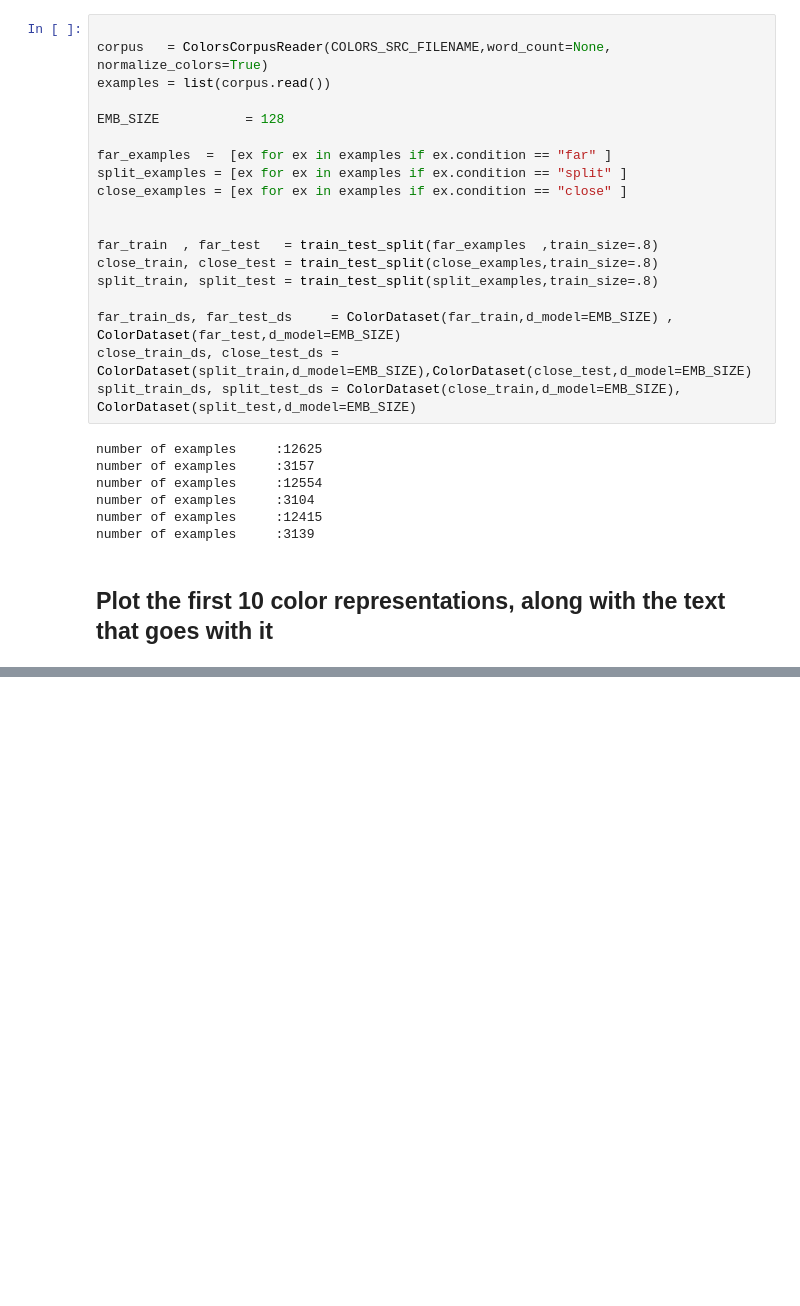
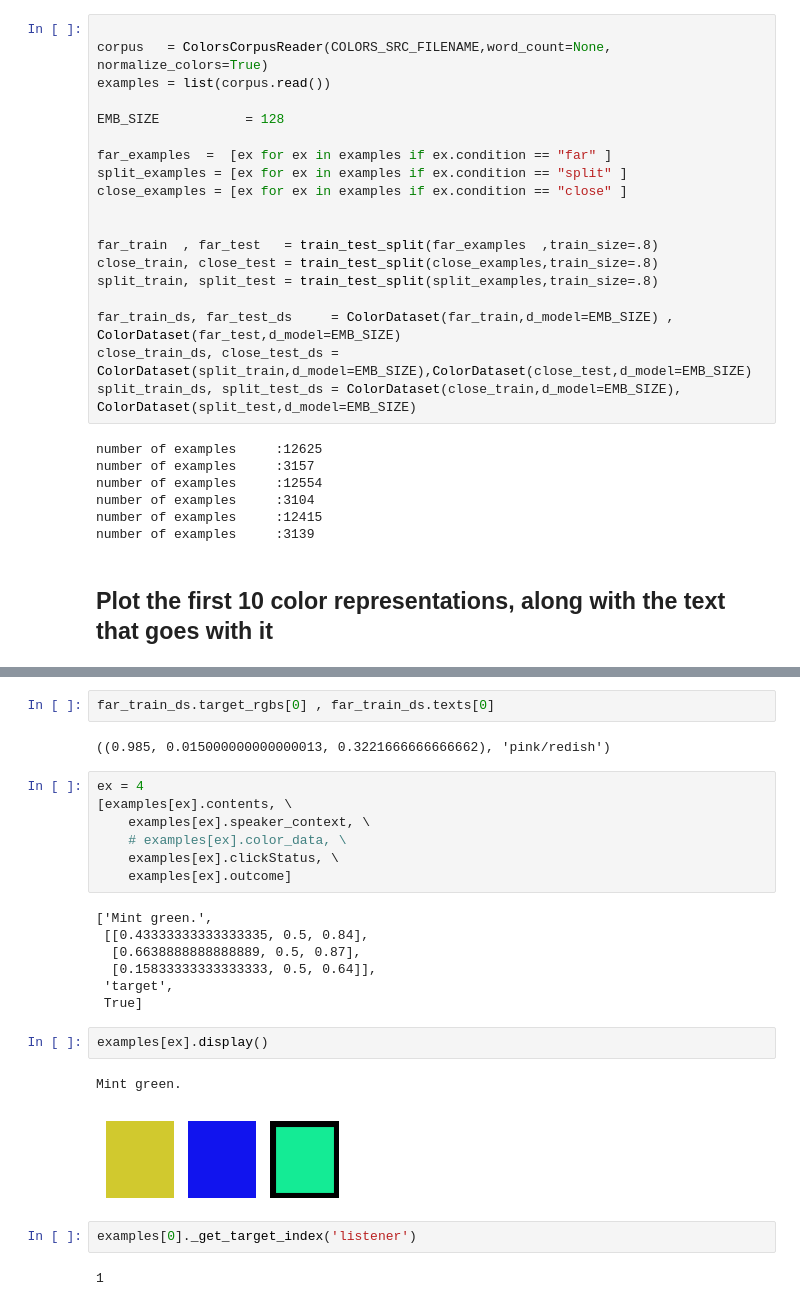
Before and after one commit to jamesonl/reasoning-for-free, a Jupyter notebook: color_fit.ipynb, the cells around one changed output, grey strips where cells are left out. Saved outputs shown, nothing was run; the diff lists cells and outputs as text; blank space fills up the shorter version.

```diff
--- a/color_fit.ipynb
+++ b/color_fit.ipynb
@@ -130,0 +187,27 @@ visualize(far_train_ds,range(0,10))
+# %%
+far_train_ds.target_rgbs[0] , far_train_ds.texts[0]
+# %% [output]
+((0.985, 0.015000000000000013, 0.3221666666666662), 'pink/redish')
+# %%
+ex = 4
+[examples[ex].contents, \
+    examples[ex].speaker_context, \
+    # examples[ex].color_data, \
+    examples[ex].clickStatus, \
+    examples[ex].outcome]
+# %% [output]
+['Mint green.',
+ [[0.43333333333333335, 0.5, 0.84],
+  [0.6638888888888889, 0.5, 0.87],
+  [0.15833333333333333, 0.5, 0.64]],
+ 'target',
+ True]
+# %%
+examples[ex].display()
+# %% [output]
+Mint green.
+[figure, added]
+# %%
+examples[0]._get_target_index('listener')
+# %% [output]
+1
```
Also changed, not shown: parts of 16 cells of this notebook, 6 other files.
